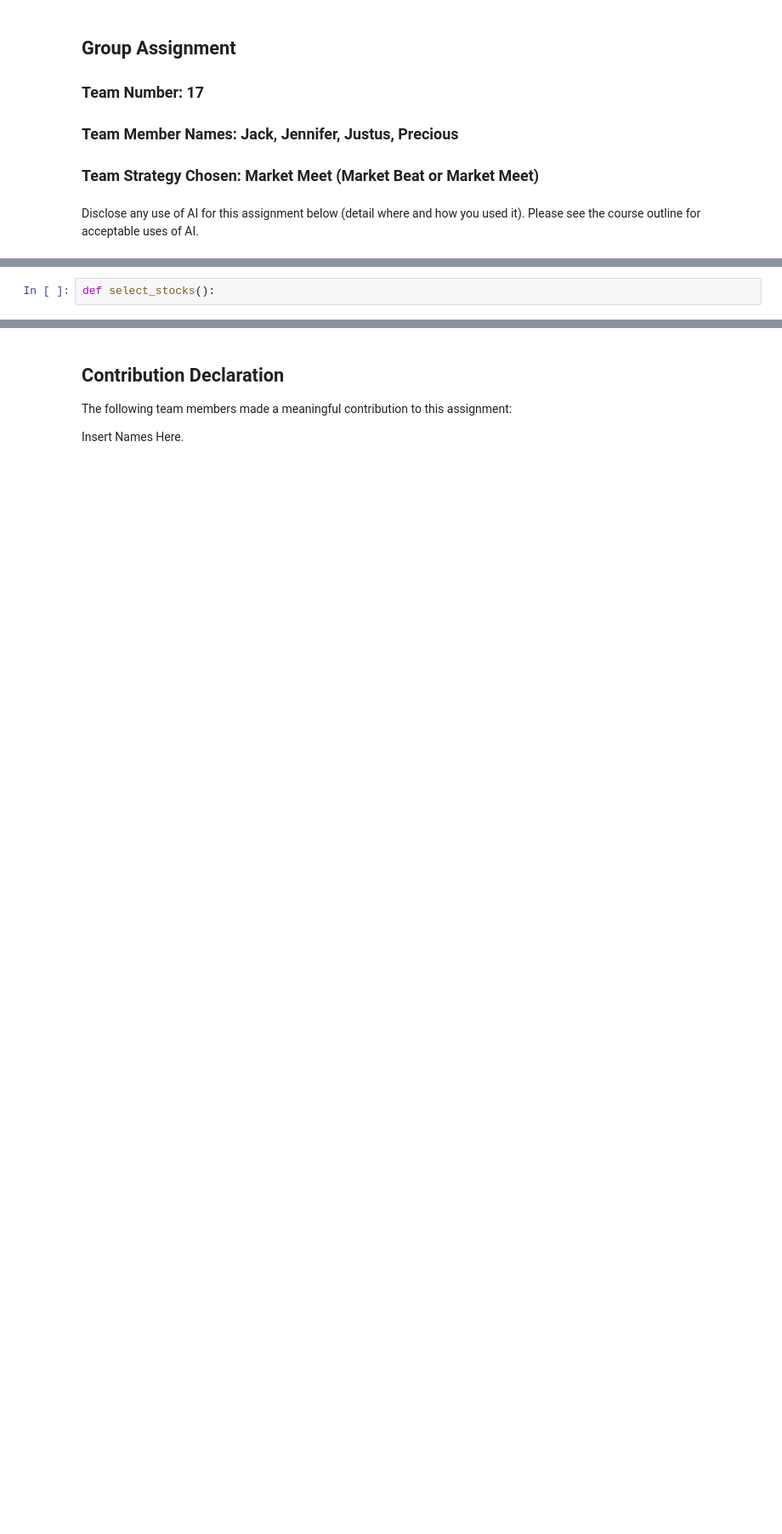
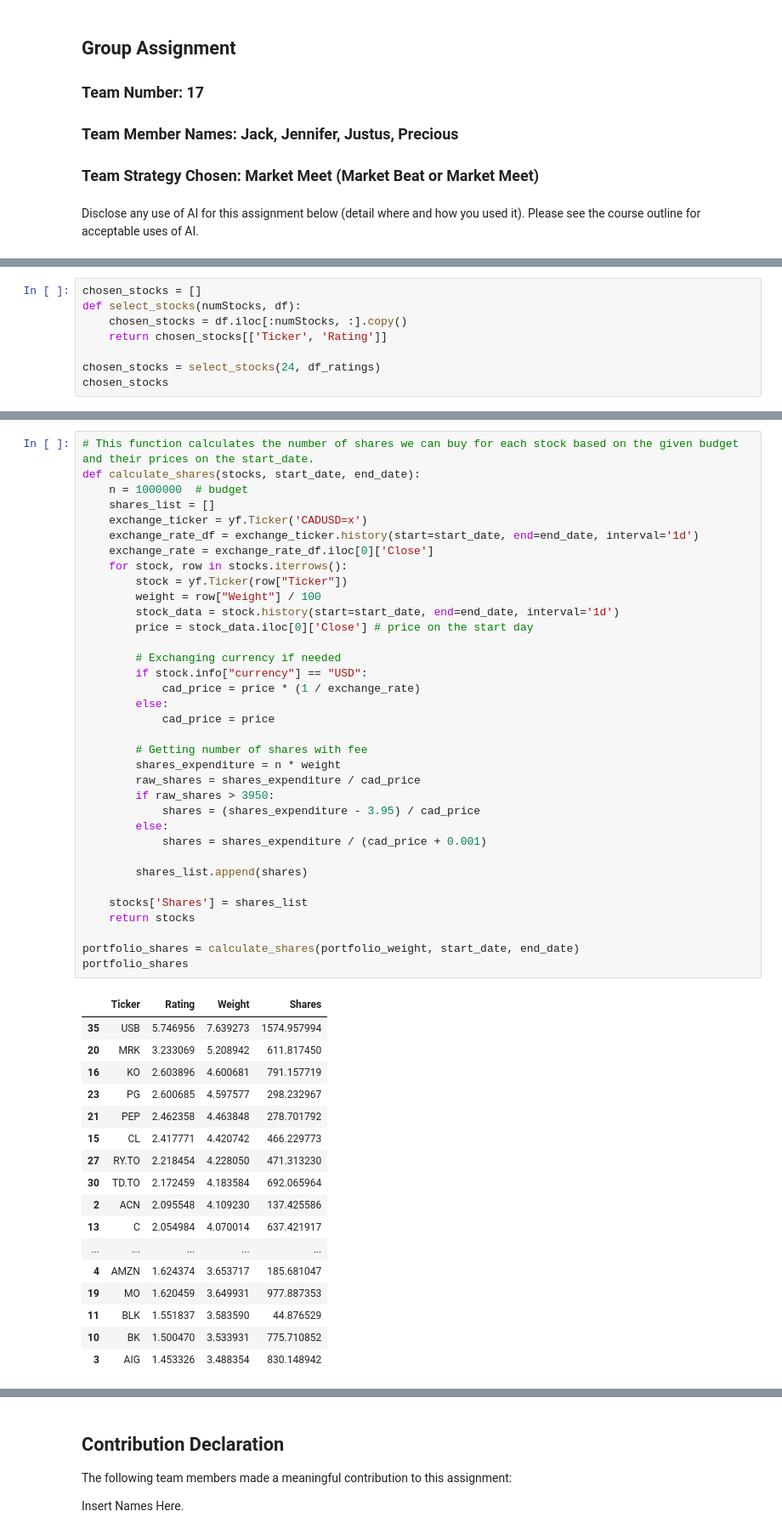
Before and after one commit to JiaxiZhao0927/CFM-Team-Project, a Jupyter notebook: Team_17_Assignment.ipynb, the cells around one changed output, grey strips where cells are left out. Shown: that part at 85% size. Drawn from its saved outputs; the diff is of its cells as text; blank space fills up the shorter version.

```diff
--- a/Team_17_Assignment.ipynb
+++ b/Team_17_Assignment.ipynb
@@ -76,2 +296,0 @@ def rating(dataframe):
-# %%
-def select_stocks():
@@ -80,0 +297,8 @@ def build_portfolio():
+# %%
+chosen_stocks = []
+def select_stocks(numStocks, df):
+    chosen_stocks = df.iloc[:numStocks, :].copy()
+    return chosen_stocks[['Ticker', 'Rating']]
+
+chosen_stocks = select_stocks(24, df_ratings)
+chosen_stocks
@@ -80,0 +384,53 @@ def build_portfolio():
+# %%
+# This function calculates the number of shares we can buy for each stock based on the given budget and their prices on the start_date.
+def calculate_shares(stocks, start_date, end_date):
+    n = 1000000  # budget
+    shares_list = []
+    exchange_ticker = yf.Ticker('CADUSD=x')
+    exchange_rate_df = exchange_ticker.history(start=start_date, end=end_date, interval='1d')
+    exchange_rate = exchange_rate_df.iloc[0]['Close']
+    for stock, row in stocks.iterrows():
+        stock = yf.Ticker(row["Ticker"])
+        weight = row["Weight"] / 100
+        stock_data = stock.history(start=start_date, end=end_date, interval='1d')
+        price = stock_data.iloc[0]['Close'] # price on the start day
+
+        # Exchanging currency if needed
+        if stock.info["currency"] == "USD":
+            cad_price = price * (1 / exchange_rate)
+        else:
+            cad_price = price
+
+        # Getting number of shares with fee
+        shares_expenditure = n * weight
+        raw_shares = shares_expenditure / cad_price
+        if raw_shares > 3950:
+            shares = (shares_expenditure - 3.95) / cad_price
+        else:
+            shares = shares_expenditure / (cad_price + 0.001)
+
+        shares_list.append(shares)
+
+    stocks['Shares'] = shares_list
+    return stocks
+
+portfolio_shares = calculate_shares(portfolio_weight, start_date, end_date)
+portfolio_shares
+# %% [output]
+|  | Ticker | Rating | Weight | Shares |
+| 35 | USB | 5.746956 | 7.639273 | 1574.957994 |
+| 20 | MRK | 3.233069 | 5.208942 | 611.817450 |
+| 16 | KO | 2.603896 | 4.600681 | 791.157719 |
+| 23 | PG | 2.600685 | 4.597577 | 298.232967 |
+| 21 | PEP | 2.462358 | 4.463848 | 278.701792 |
+| 15 | CL | 2.417771 | 4.420742 | 466.229773 |
+| 27 | RY.TO | 2.218454 | 4.228050 | 471.313230 |
+| 30 | TD.TO | 2.172459 | 4.183584 | 692.065964 |
+| 2 | ACN | 2.095548 | 4.109230 | 137.425586 |
+| 13 | C | 2.054984 | 4.070014 | 637.421917 |
+| ... | ... | ... | ... | ... |
+| 4 | AMZN | 1.624374 | 3.653717 | 185.681047 |
+| 19 | MO | 1.620459 | 3.649931 | 977.887353 |
+| 11 | BLK | 1.551837 | 3.583590 | 44.876529 |
+| 10 | BK | 1.500470 | 3.533931 | 775.710852 |
+| 3 | AIG | 1.453326 | 3.488354 | 830.148942 |
```
Also changed, not shown: parts of 21 cells of this notebook, 3 other files.
